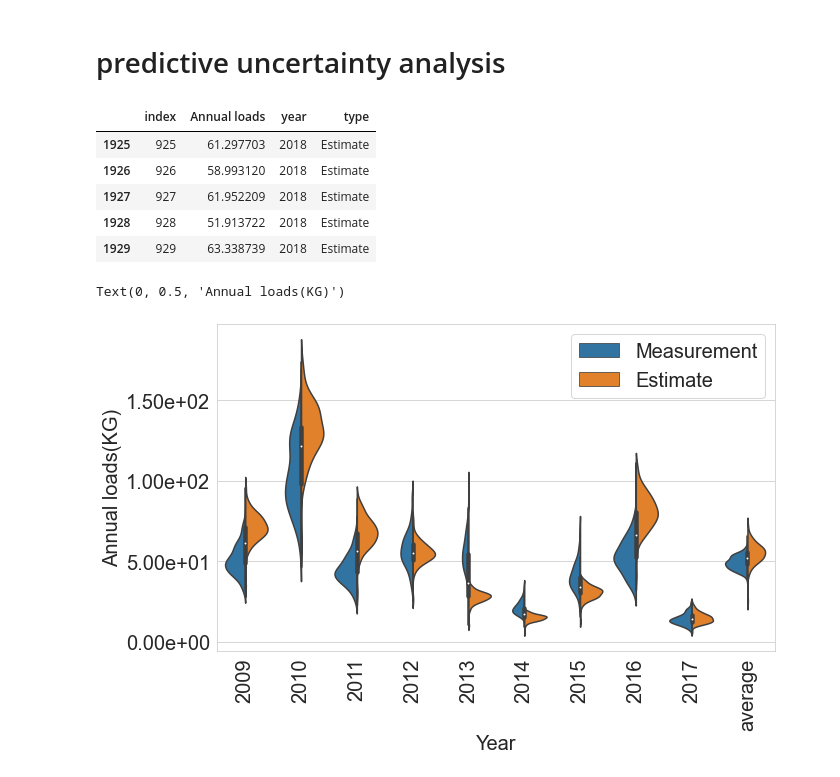
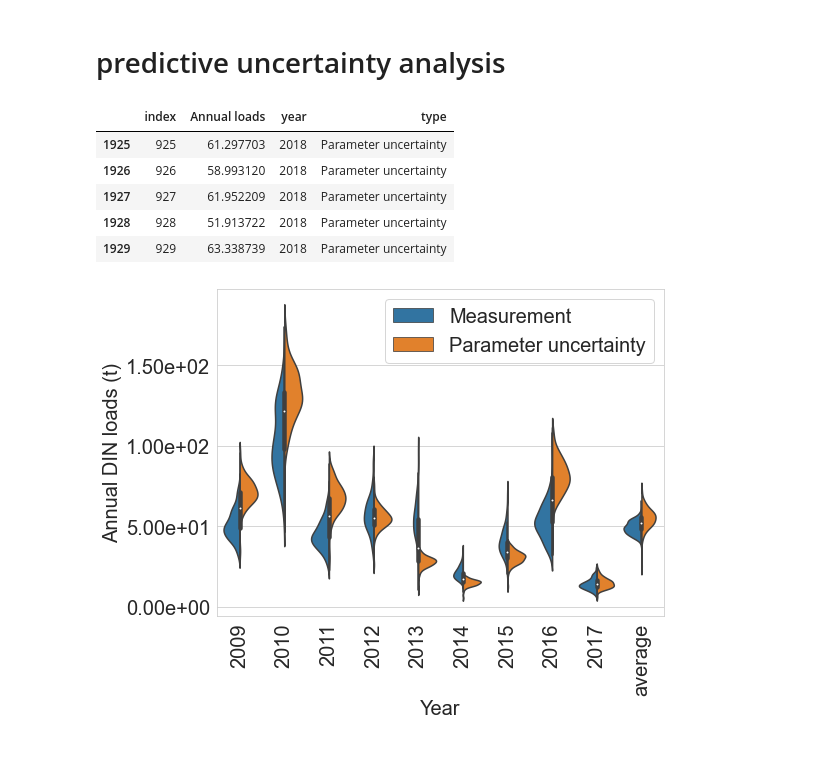
Before and after one commit to QianWanghhu/predict_uq, a Jupyter notebook: src/notebooks/predictive_uncertainty.ipynb, the cells around one changed output. Drawn from its saved outputs; the diff is of its cells as text; code cells hidden in the pictures.

```diff
--- a/src/notebooks/predictive_uncertainty.ipynb
+++ b/src/notebooks/predictive_uncertainty.ipynb
@@ -17,4 +17,4 @@ mpl.rcParams['savefig.format'] = 'pdf'
 mpl.rcParams['axes.labelsize'] = 20
 mpl.rcParams['xtick.labelsize'] = 20
 mpl.rcParams['ytick.labelsize'] = 20
-mpl.rcParams['legend.fontsize'] = 20
+mpl.rcParams['legend.fontsize'] = 14
@@ -28,2 +21,13 @@ log_load = True
+# %%
+# import the annual loads
+file_dates = ['20220118_full', '20220123', '20220125', '20220126', '20220128', '20220129', '20220130', '20220201', '20220203', '20220204']
+ind_results = [26, 12, 24, 8, 12, 12, 8, 11, 9, 7]
+fpaths = [f'../../output/work_run_{fd}/' for fd in file_dates]
+fns = [f'126001A.{ind_result}.obs.csv' for ind_result in ind_results]
+k = 0
+file_date, fpath, fn = file_dates[k], fpaths[k], fns[k]
+fn_meas = '126001A.base.obs.csv'
+fn_total_unc = 'total_uncertainty.csv'
+log_load = True
 # %%
 df = pd.read_csv(fpath + fn, index_col = 'real_name')
@@ -45,37 +52,44 @@ obs_df = pd.DataFrame(data=obs_annual, index = [*np.arange(2009, 2018), 'average
 df_plot = pd.DataFrame(data = df.values[:, 1:].T.flatten(), columns=['Annual loads'])
 year_col = np.repeat(np.arange(2009, 2019), df.shape[0], 0).T
 df_plot['year'] = year_col
-df_plot['type'] = 'Estimate'
+df_plot['type'] = 'Parameter uncertainty'
 
 df_meas_plot = pd.DataFrame(data = df_meas.values[:, 1:].T.flatten(), columns=['Annual loads'])
 year_col = np.repeat(np.arange(2009, 2019), df_meas.shape[0], 0).T
 df_meas_plot['year'] = year_col
 df_meas_plot['type'] = 'Measurement realization'
+
+df_total_unc_plot = pd.DataFrame(data = df_total_unc.values[:, :].T.flatten(), columns=['Annual loads'])
+year_col = np.repeat(np.arange(2009, 2019), df_total_unc.shape[0], 0).T
+df_total_unc_plot['year'] = year_col
+df_total_unc_plot['type'] = 'Total Uncertainty'
+
 df_plot = pd.concat([df_meas_plot, df_plot])
+df_total_unc_plot = pd.concat([df_meas_plot, df_total_unc_plot])
+df_total_unc_plot = df_total_unc_plot.reset_index(drop=True)
 
 df_plot.reset_index().tail()
 # %% [output]
 |  | index | Annual loads | year | type |
-| 1925 | 925 | 61.297703 | 2018 | Estimate |
-| 1926 | 926 | 58.993120 | 2018 | Estimate |
-| 1927 | 927 | 61.952209 | 2018 | Estimate |
-| 1928 | 928 | 51.913722 | 2018 | Estimate |
-| 1929 | 929 | 63.338739 | 2018 | Estimate |
+| 1925 | 925 | 61.297703 | 2018 | Parameter uncertainty |
+| 1926 | 926 | 58.993120 | 2018 | Parameter uncertainty |
+| 1927 | 927 | 61.952209 | 2018 | Parameter uncertainty |
+| 1928 | 928 | 51.913722 | 2018 | Parameter uncertainty |
+| 1929 | 929 | 63.338739 | 2018 | Parameter uncertainty |
 # %%
 # Plot the uncertainty of annual loads
 sns.set_style('whitegrid')
-fig = plt.figure(figsize=(10, 6))
+fig = plt.figure(figsize=(8, 6))
 ax = sns.violinplot(x='year', y='Annual loads', data=df_plot, hue='type', split=True);
-ax.legend(handles=ax.legend_.legendHandles, labels=['Measurement', 'Estimate'])
+ax.legend(handles=ax.legend_.legendHandles, labels=['Measurement', 'Parameter uncertainty'])
 # obs_df.plot(y=[0], linewidth=0, ax=ax, marker='d', markersize=5, color='r', legend=['Obs']);
 ax.set_xticklabels([*np.arange(2009, 2018), 'average'], rotation=90);
 plt.gca().yaxis.set_major_formatter(mtick.FormatStrFormatter('%.2e'))
 ax.set_xlabel('Year')
-ax.set_ylabel('Annual loads(KG)')
-# plt.savefig(f'../../output/figs/predict_uncertainty_{file_date}.png', dpi=300, format='png')
+ax.set_ylabel('Annual DIN loads (t)')
+plt.savefig(f'../../output/figs/parameter_uncertainty_{file_date}.png', dpi=300, format='png')
 # %% [output]
-Text(0, 0.5, 'Annual loads(KG)')
-[figure, old version]
+[figure, new version]
 # %%
 # Plot the uncertainty of annual loads
 sns.set_style('whitegrid')
```
Also changed, not shown: parts of 8 cells of this notebook.
